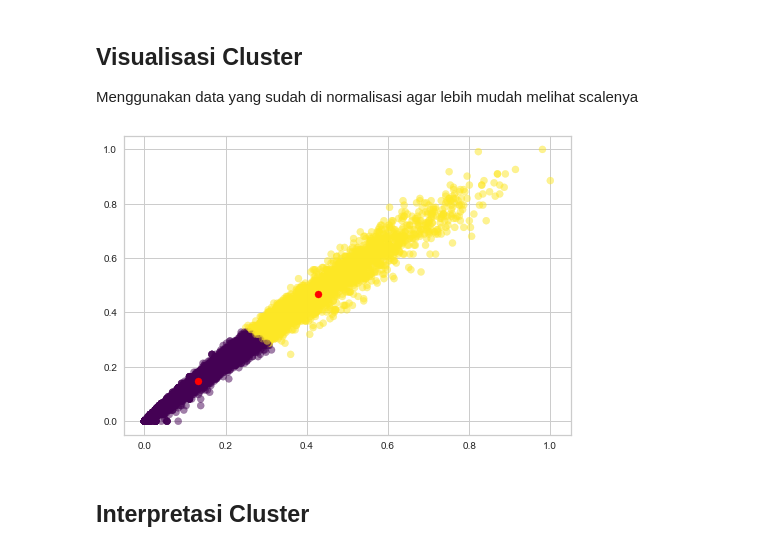
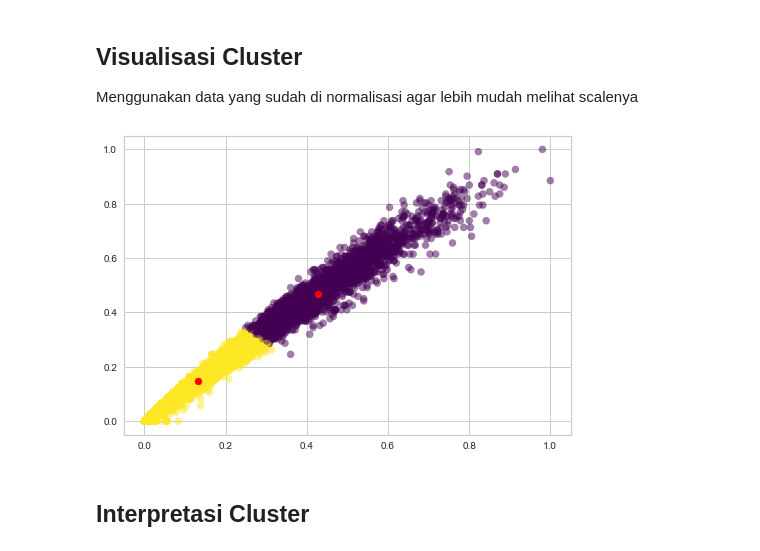
Before and after one commit to akmalgomal3/nba-kasddead, a Jupyter notebook: 2c.ipynb, the cells around one changed output. Cells and saved outputs as stored; diff of their text form; code cells hidden in the pictures.

```diff
--- a/2c.ipynb
+++ b/2c.ipynb
@@ -68,6 +68,11 @@ normalized_df
 # %% [markdown]
 ## K-Means Clustering
 Memanfaatkan Metrik Silhoutte Coefficient untuk menentukan nilai K yang optimal
+# %%
+attribute_choose = normalized_df[["PTS", "FG"]]
+attribute1 = normalized_df["PTS"]
+attribute2 = normalized_df["FG"]
+new_attribute = ["PTS", "FG"]
 # %%
 k = [2, 3, 4, 5, 6, 7, 8, 9]
 silhoutte_scr = []
@@ -193,14 +195,14 @@ combined_data_df3
 ## Visualisasi Cluster
 Menggunakan data yang sudah di normalisasi agar lebih mudah melihat scalenya
 # %%
-kmeans = KMeans(n_clusters=2).fit(normalized_df.loc[:,['PTS','FG']])
+kmeans = KMeans(n_clusters=2, random_state=42).fit(normalized_df.loc[:,new_attribute])
 centroids = kmeans.cluster_centers_
 
-plt.scatter(normalized_df["PTS"], normalized_df["FG"], c= kmeans.labels_.astype(float), s=50, alpha=0.5, cmap='viridis')
+plt.scatter(attribute1, attribute2, c= kmeans.labels_.astype(float), s=50, alpha=0.5, cmap='viridis')
 plt.scatter(centroids[:, 0], centroids[:, 1], c='red', s=50)
 plt.show()
 # %% [output]
-[figure, old version]
+[figure, new version]
 # %% [markdown]
 ## Interpretasi Cluster
 # %%
```
Also changed, not shown: parts of 16 cells of this notebook.
